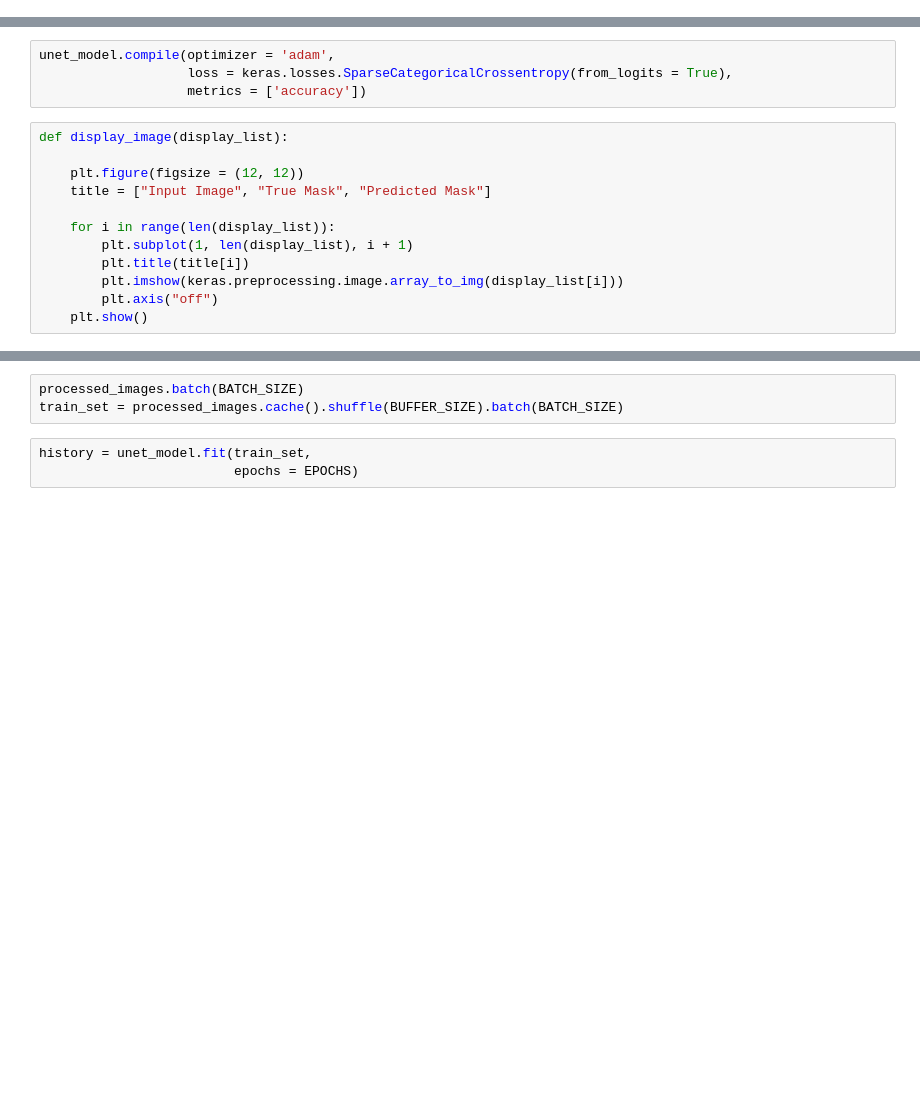
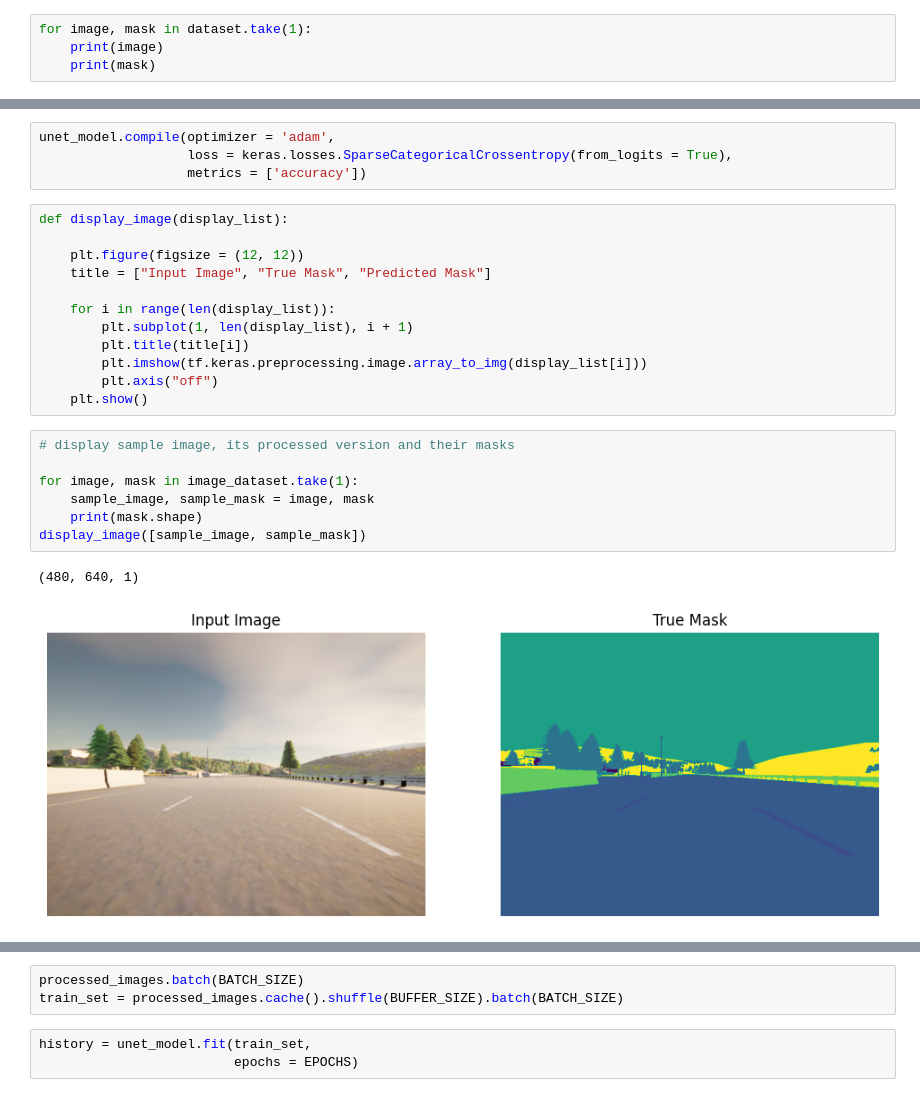
Before and after one commit to Bryteog/Image-Segmentation-with-Unet, a Jupyter notebook: model/main.ipynb, the cells around one changed output, grey strips where cells are left out. Drawn from its saved outputs; the diff is of its cells as text; blank space fills up the shorter version.

```diff
--- a/model/main.ipynb
+++ b/model/main.ipynb
@@ -29,3 +40,7 @@ image_files = tf.constant(image_list)
 mask_files = tf.constant(mask_list)
 
 dataset = tf.data.Dataset.from_tensor_slices((image_files, mask_files))
+# %%
+for image, mask in dataset.take(1):
+    print(image)
+    print(mask)
@@ -152,7 +209,17 @@ def display_image(display_list):
     for i in range(len(display_list)):
         plt.subplot(1, len(display_list), i + 1)
         plt.title(title[i])
-        plt.imshow(keras.preprocessing.image.array_to_img(display_list[i]))
+        plt.imshow(tf.keras.preprocessing.image.array_to_img(display_list[i]))
         plt.axis("off")
     plt.show()
+# %%
+# display sample image, its processed version and their masks
+
+for image, mask in image_dataset.take(1):
+    sample_image, sample_mask = image, mask
+    print(mask.shape)
+display_image([sample_image, sample_mask])
+# %% [output]
+(480, 640, 1)
+[figure, added]
 # %%
```
Also changed, not shown: parts of 19 cells of this notebook.
